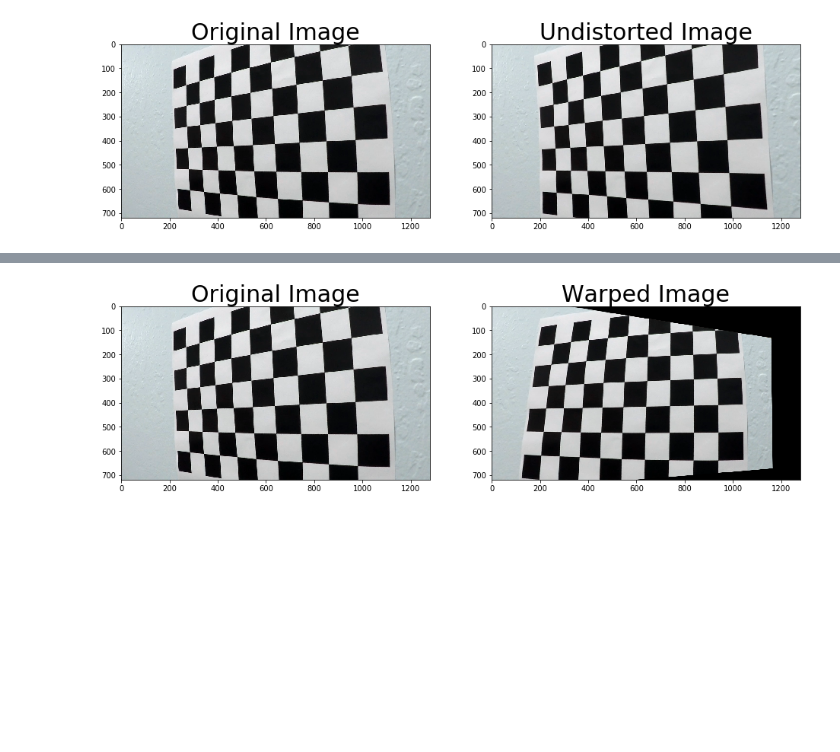
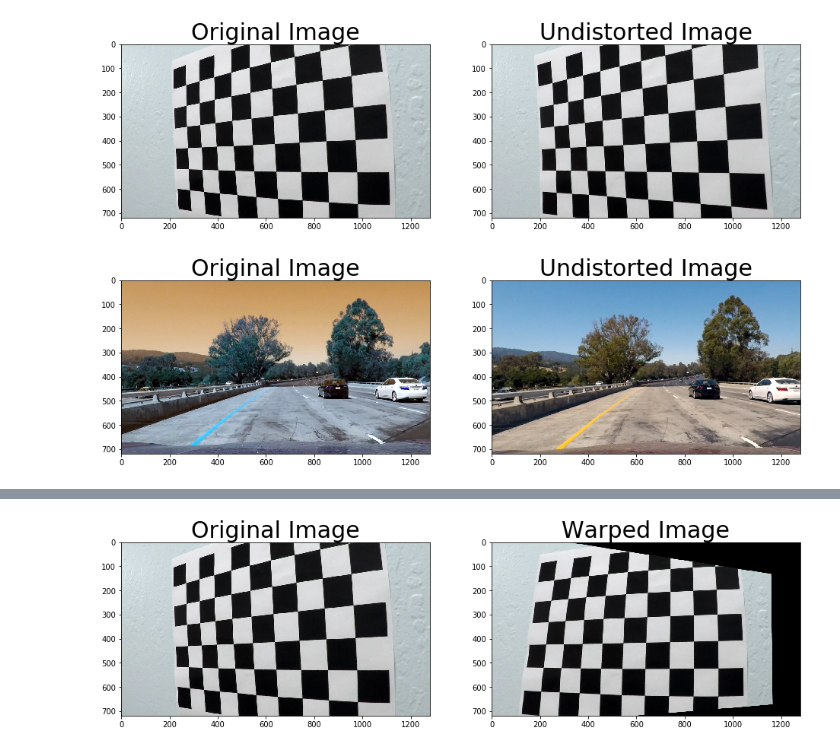
Before and after one commit to kcbighuge/SDCND-Advanced-Lane-Lines-P4, a Jupyter notebook: Advanced_Lane_Lines_v1.ipynb, the cells around one changed output, grey strips where cells are left out. Cells and saved outputs as stored; diff of their text form; code cells hidden in the pictures; blank space fills up the shorter version.

```diff
--- a/Advanced_Lane_Lines_v1.ipynb
+++ b/Advanced_Lane_Lines_v1.ipynb
@@ -248,4 +256,24 @@ ax2.imshow(dst)
 ax2.set_title('Undistorted Image', fontsize=30);
 # %% [output]
 [figure]
+# %%
+# Test undistortion on a road image
+img2 = cv2.imread('test_images/test1.jpg')
+img_size2 = (img2.shape[1], img2.shape[0])
+
+# Do camera calibration given object points and image points
+ret, mtx, dist, rvecs, tvecs = cv2.calibrateCamera(objpoints, imgpoints, img_size2,None,None)
+
+dst2 = cv2.undistort(img2, mtx, dist, None, mtx)
+cv2.imwrite('output_images/test2_undist.jpg',dst2)
+dst2 = cv2.cvtColor(dst2, cv2.COLOR_BGR2RGB)
+
+# Visualize undistortion
+f, (ax1, ax2) = plt.subplots(1, 2, figsize=(16,6))
+ax1.imshow(img2)
+ax1.set_title('Original Image', fontsize=30)
+ax2.imshow(dst2)
+ax2.set_title('Undistorted Image', fontsize=30);
+# %% [output]
+[figure, added]
 # %% [markdown]
```
Also changed, not shown: parts of 35 cells of this notebook, 1 other file.
